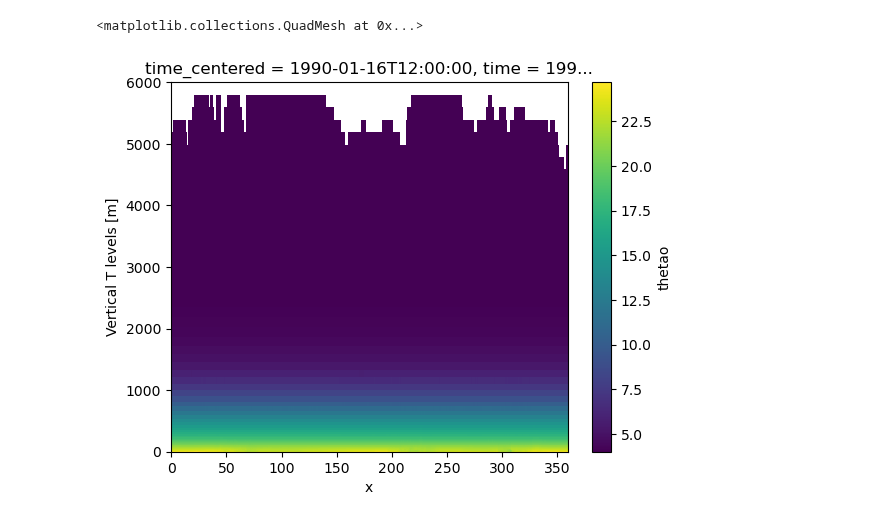
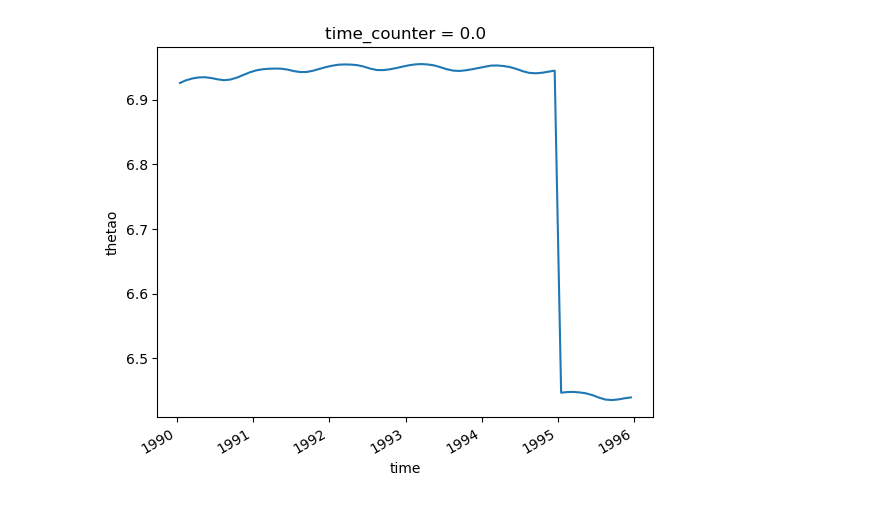
Before and after one commit to asozza/stece, a Jupyter notebook: martini/test_regression.ipynb, the cells around one changed output. Saved outputs shown, nothing was run; the diff lists cells and outputs as text; code cells hidden in the pictures.

```diff
--- a/martini/test_regression.ipynb
+++ b/martini/test_regression.ipynb
@@ -1,12 +1,13 @@
 # %%
+import pandas as pd
 import numpy as np
 from sklearn.linear_model import LinearRegression
 import xarray as xr
 import os
 import glob
 import datetime
-import time
+import matplotlib.pyplot as plt
 from functions import preproc_nemo
 from functions import yearFraction
-expname='res1'
-expdir=os.path.join('/lus/h2resw01/scratch/itas/ece4/', expname, 'output', 'nemo')
+expname='res1_a'
+expdir=os.path.join('/ec/res4/scratch/itas/ece4/', expname, 'output', 'nemo')
@@ -17,10 +41,6 @@ area = domain['e1t']*domain['e2t']
 # %%
 filelist = glob.glob(os.path.join(expdir, 'res1_oce_1m_T_*.nc'))
-data = xr.open_mfdataset(filelist[1:], preprocess=preproc_nemo)
-#data = preproc_nemo(data)
-#data = data.rename_dims({'deptht': 'z'})
-#data = data.rename({'deptht': 'z'})
-#gridT = preproc_nemo(gridT)
+data = xr.open_mfdataset(filelist, preprocess=preproc_nemo)
 data
 # %% [output]
 <xarray.Dataset>
@@ -45,5 +67,4 @@ mask = xr.where(data.thetao.isel(time=0)>0, 1, float('NaN'))
 # %%
-data.thetao.isel(time=0).mean(dim=['y']).plot()
+out_global_temp = data.thetao.weighted(vol).mean(dim=['z', 'y', 'x']).plot()
 # %% [output]
-<matplotlib.collections.QuadMesh at 0x...>
-[figure, old version]
+[figure, new version]
```
Also changed, not shown: parts of 24 cells of this notebook, 20 other files.
